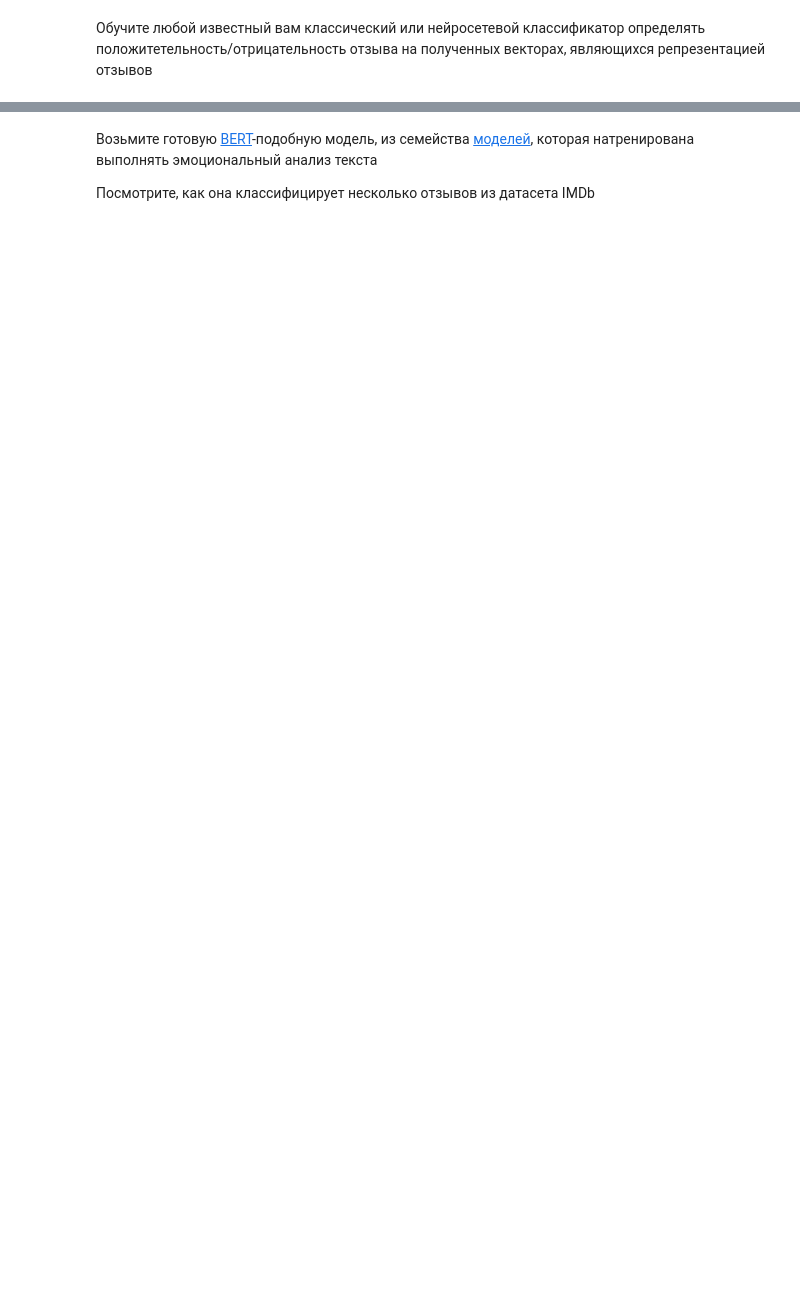
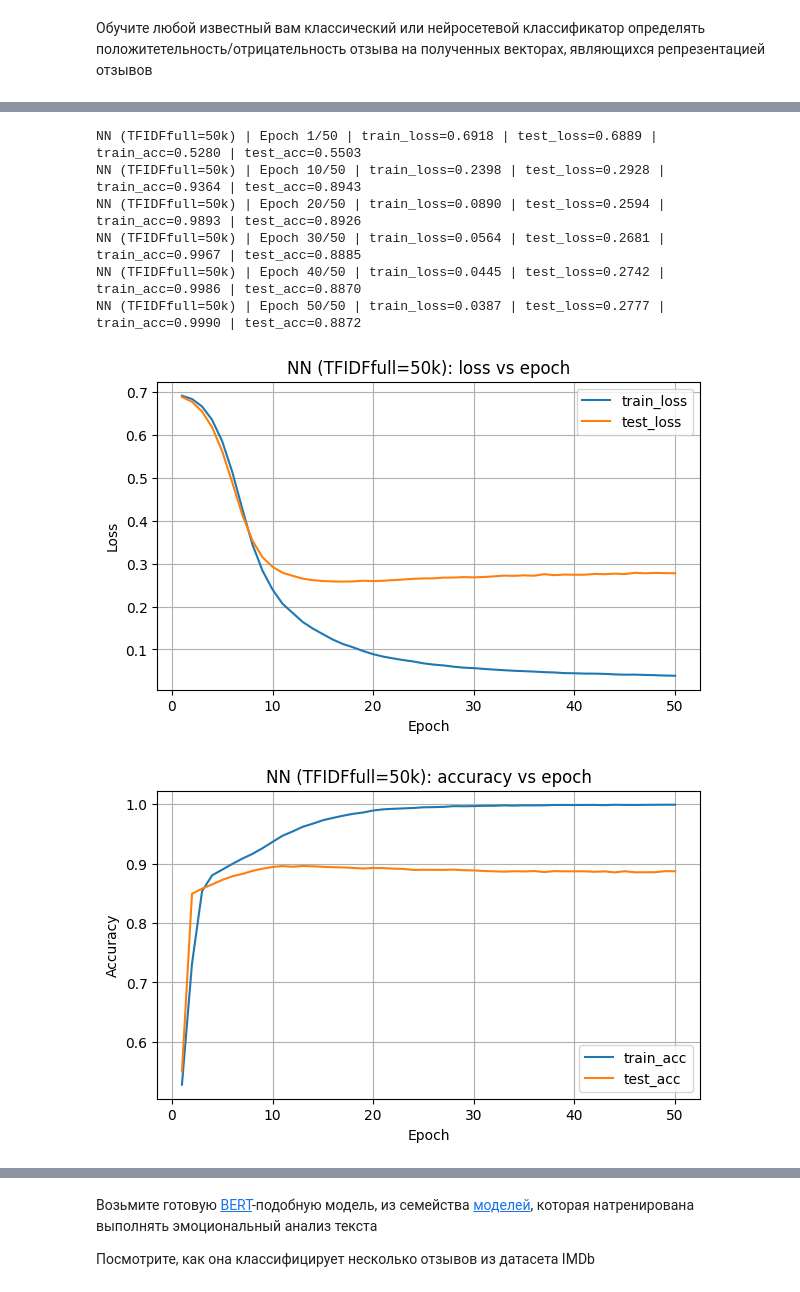
Before and after one commit to Saharochekl/FSR_ML, a Jupyter notebook: hometasks/Theme 11/Sem11_02.ipynb, the cells around one changed output, grey strips where cells are left out. Cells and saved outputs as stored; diff of their text form; code cells hidden in the pictures; blank space fills up the shorter version.

```diff
--- a/hometasks/Theme 11/Sem11_02.ipynb
+++ b/hometasks/Theme 11/Sem11_02.ipynb
@@ -206,0 +747,19 @@ $idf(t)$ - логарифм отношения количества докуме
+# %%
+
+# TFIDFfull (50k признаков)
+res_nn_full = train_nn(
+    X_train_full, y_train, X_test_full, y_test,
+    name="NN (TFIDFfull=50k)",
+    hidden_dim=256, dropout=0.4,
+    weight_decay=1e-3, lr=3e-4,
+    batch_size=2048, n_epochs=50
+)
+# %% [output]
+NN (TFIDFfull=50k) | Epoch 1/50 | train_loss=0.6918 | test_loss=0.6889 | train_acc=0.5280 | test_acc=0.5503
+NN (TFIDFfull=50k) | Epoch 10/50 | train_loss=0.2398 | test_loss=0.2928 | train_acc=0.9364 | test_acc=0.8943
+NN (TFIDFfull=50k) | Epoch 20/50 | train_loss=0.0890 | test_loss=0.2594 | train_acc=0.9893 | test_acc=0.8926
+NN (TFIDFfull=50k) | Epoch 30/50 | train_loss=0.0564 | test_loss=0.2681 | train_acc=0.9967 | test_acc=0.8885
+NN (TFIDFfull=50k) | Epoch 40/50 | train_loss=0.0445 | test_loss=0.2742 | train_acc=0.9986 | test_acc=0.8870
+NN (TFIDFfull=50k) | Epoch 50/50 | train_loss=0.0387 | test_loss=0.2777 | train_acc=0.9990 | test_acc=0.8872
+[figure, added]
+[figure, added]
```
Also changed, not shown: parts of 37 cells of this notebook.
